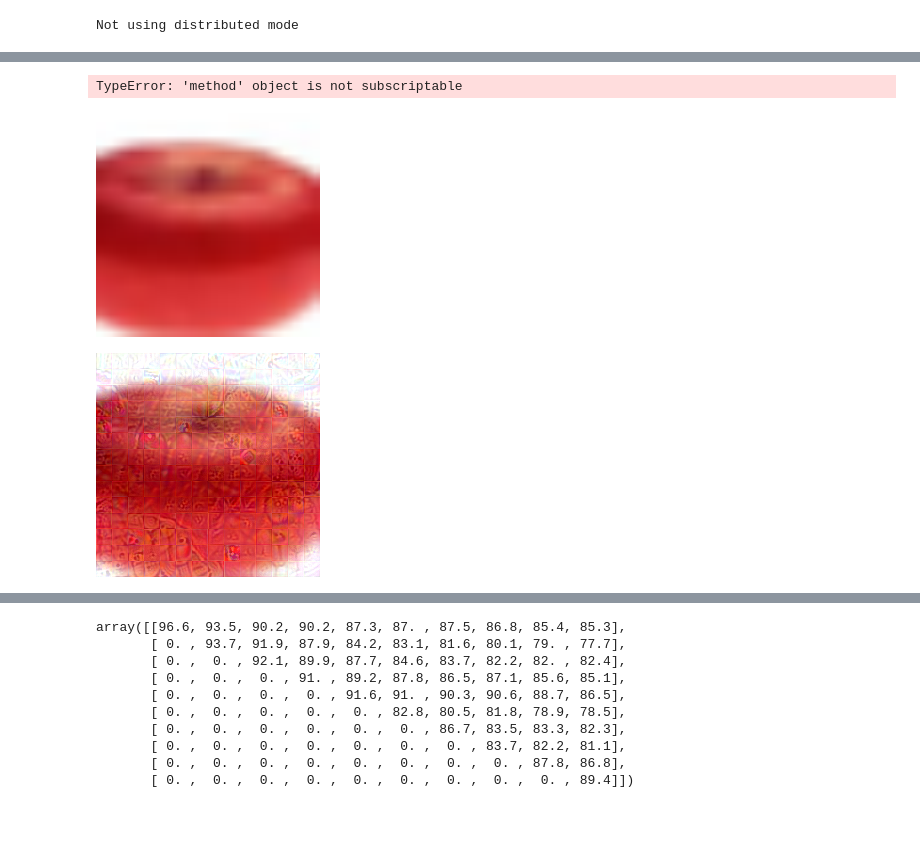
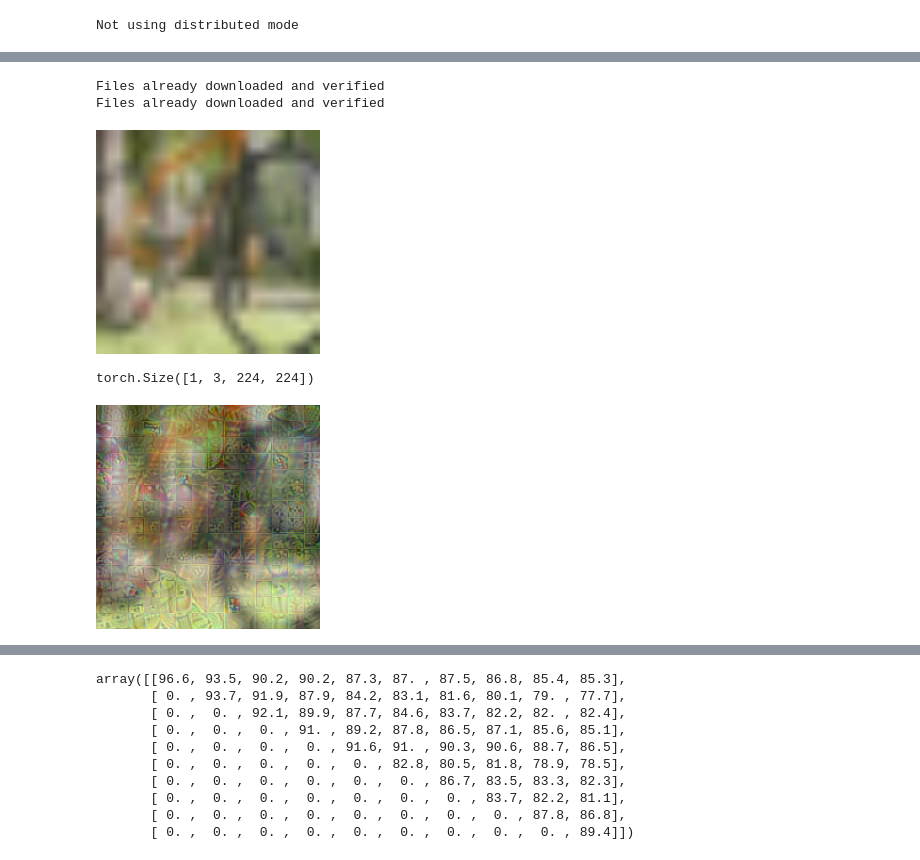
Before and after one commit to VaishnavJayanand/L2P_Backdoor, a Jupyter notebook: test.ipynb, the cells around one changed output, grey strips where cells are left out. Drawn from its saved outputs; the diff is of its cells as text; code cells hidden in the pictures; blank space fills up the shorter version.

```diff
--- a/test.ipynb
+++ b/test.ipynb
@@ -75,10 +47,11 @@ np.random.seed(seed)
 random.seed(seed)
 
 cudnn.benchmark = True
-# args = argparse.Namespace(verbose=False, verbose_1=False)
+
 args = config_parser.parse_args()
 
 import utils
+args.data_path = './../local_datasets/'
 utils.init_distributed_mode(args)
 # %% [output]
 Not using distributed mode
@@ -89,33 +62,17 @@ Namespace(aa=None, batch_size=16, batchwise_prompt=True, clip_grad=1.0, color_ji
-# %%
-args.nb_classes = 10
-model = create_model(
-        args.model,
-        pretrained=args.pretrained,
-        num_classes=args.nb_classes,
-        drop_rate=args.drop,
-        drop_path_rate=args.drop_path,
-        drop_block_rate=None,
-        prompt_length=args.length,
-        embedding_key=args.embedding_key,
-        prompt_init=args.prompt_key_init,
-        prompt_pool=args.prompt_pool,
-        prompt_key=args.prompt_key,
-        pool_size=args.size,
-        top_k=args.top_k,
-        batchwise_prompt=args.batchwise_prompt,
-        prompt_key_init=args.prompt_key_init,
-        head_type=args.head_type,
-        use_prompt_mask=args.use_prompt_mask)
-# %%
-model.parameters
-# %% [output]
-TypeError: 'method' object is not subscriptable
+# %%
+data_loader, class_mask = build_continual_dataloader(args)
+# %% [output]
+Files already downloaded and verified
+Files already downloaded and verified
 # %%
 y = None
 for x in data_loader[0]['train']:
     y = x
     break
+# %%
+id = 2
 # %%
-TF.to_pil_image(y[0][0])
+example = TF.to_pil_image(y[0][id])
+example
 # %% [output]
-[figure, old version]
+[figure, new version]
@@ -122,6 +81,11 @@ TF.to_pil_image(y[0][0])
+# %%
+trigger.shape
+# %% [output]
+torch.Size([1, 3, 224, 224])
 # %%
-y_ = torch.clamp(apply_noise_patch(trigger,y[0][0].clone(),mode='add'),0,1)
+y_ = torch.clamp(apply_noise_patch(trigger,y[0][id].clone(),mode='add'),0,1)
 
-TF.to_pil_image(y_)
+poison = TF.to_pil_image(y_)
+poison
 # %% [output]
-[figure, old version]
+[figure, new version]
```
Also changed, not shown: parts of 14 cells of this notebook, 3 other files.
